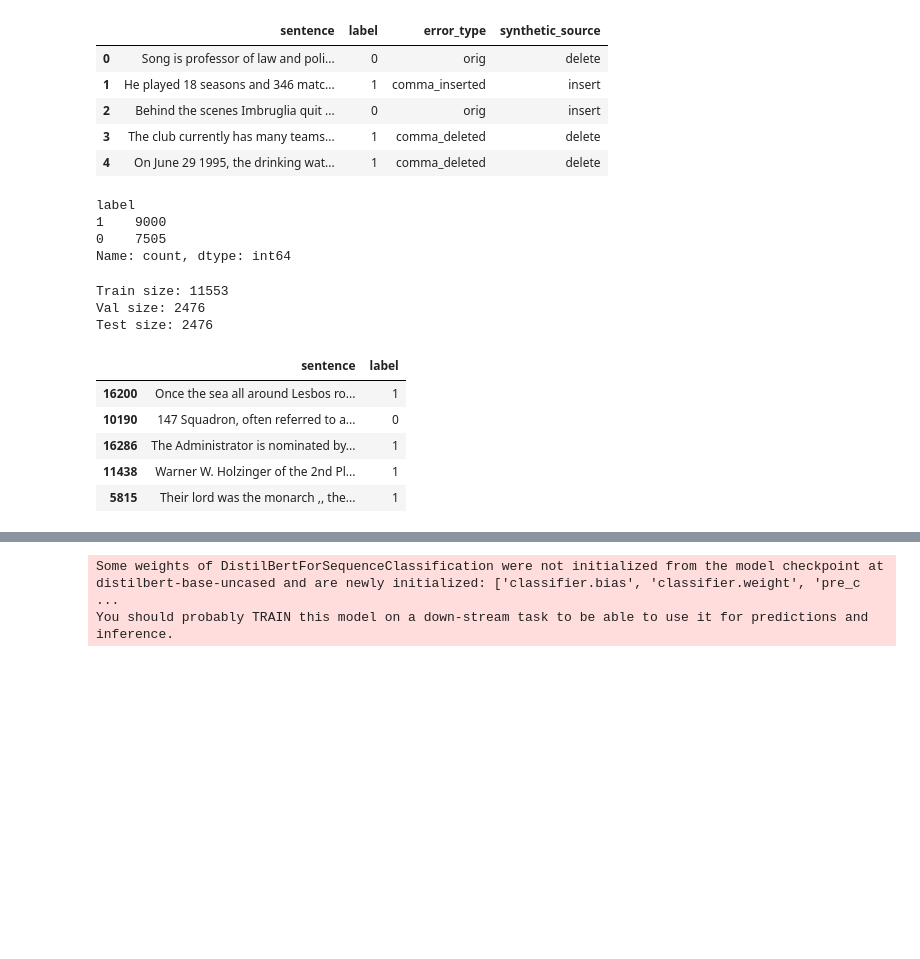
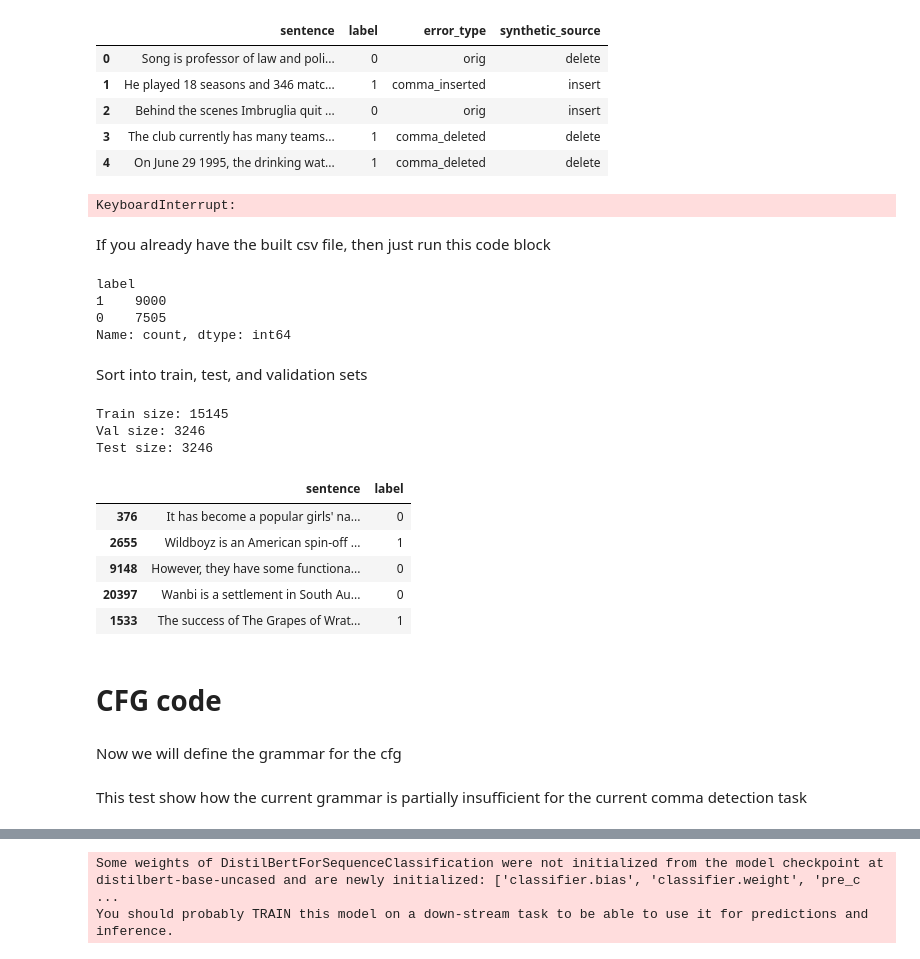
Before and after one commit to ecav22/LING_2270_proj, a Jupyter notebook: main.ipynb, the cells around one changed output, grey strips where cells are left out. Saved outputs shown, nothing was run; the diff lists cells and outputs as text; code cells hidden in the pictures; blank space fills up the shorter version.

```diff
--- a/main.ipynb
+++ b/main.ipynb
@@ -95,4 +211,13 @@ Total rows in df_syn: 16505
 | 2 | Behind the scenes Imbruglia quit ... | 0 | orig | insert |
 | 3 | The club currently has many teams... | 1 | comma_deleted | delete |
 | 4 | On June 29 1995, the drinking wat... | 1 | comma_deleted | delete |
+# %%
+rows = build_synthetic_esl_like(clean_sentences, n_per_type=3000, seed=42)
+df_syn_esl = pd.DataFrame(rows).drop_duplicates(subset=["sentence","label","error_type"]).reset_index(drop=True)
+
+df_syn_esl["label"].value_counts(), df_syn_esl["error_type"].value_counts().head()
+# %% [output]
+KeyboardInterrupt:
+# %% [markdown]
+If you already have the built csv file, then just run this code block
 # %%
@@ -106,36 +232,42 @@ label
 1    9000
 0    7505
 Name: count, dtype: int64
+# %% [markdown]
+Sort into train, test, and validation sets
 # %%
+#df_synthetic = pd.read_csv('df_synthetic.csv')
+df_synthetic = pd.read_csv('df_syn_esl.csv')
 # df_synthetic must have columns: 'sentence' (str), 'label' (0/1)
 df_synthetic["label"] = df_synthetic["label"].astype(int)
 
 X = df_synthetic["sentence"]
 y = df_synthetic["label"]
 
 X_train, X_temp, y_train, y_temp = train_test_split(
     X, y, test_size=0.30, random_state=42, stratify=y
 )
 
 X_val, X_test, y_val, y_test = train_test_split(
     X_temp, y_temp, test_size=0.50, random_state=42, stratify=y_temp
 )
 
 train_df = pd.DataFrame({"sentence": X_train, "label": y_train})
 val_df   = pd.DataFrame({"sentence": X_val,   "label": y_val})
 test_df  = pd.DataFrame({"sentence": X_test,  "label": y_test})
 
 print("Train size:", len(train_df))
 print("Val size:", len(val_df))
 print("Test size:", len(test_df))
 train_df.head()
 # %% [output]
-Train size: 11553
-Val size: 2476
-Test size: 2476
+Train size: 15145
+Val size: 3246
+Test size: 3246
 |  | sentence | label |
-| 16200 | Once the sea all around Lesbos ro... | 1 |
-| 10190 | 147 Squadron, often referred to a... | 0 |
-| 16286 | The Administrator is nominated by... | 1 |
-| 11438 | Warner W. Holzinger of the 2nd Pl... | 1 |
-| 5815 | Their lord was the monarch ,, the... | 1 |
+| 376 | It has become a popular girls' na... | 0 |
+| 2655 | Wildboyz is an American spin-off ... | 1 |
+| 9148 | However, they have some functiona... | 0 |
+| 20397 | Wanbi is a settlement in South Au... | 0 |
+| 1533 | The success of The Grapes of Wrat... | 1 |
+# %% [markdown]
+# CFG code
@@ -141,0 +285,2 @@ Test size: 2476
+# %% [markdown]
+Now we will define the grammar for the cfg
@@ -141,0 +359,2 @@ Test size: 2476
+# %% [markdown]
+This test show how the current grammar is partially insufficient for the current comma detection task
```
Also changed, not shown: parts of 73 cells of this notebook, 1 other file.
